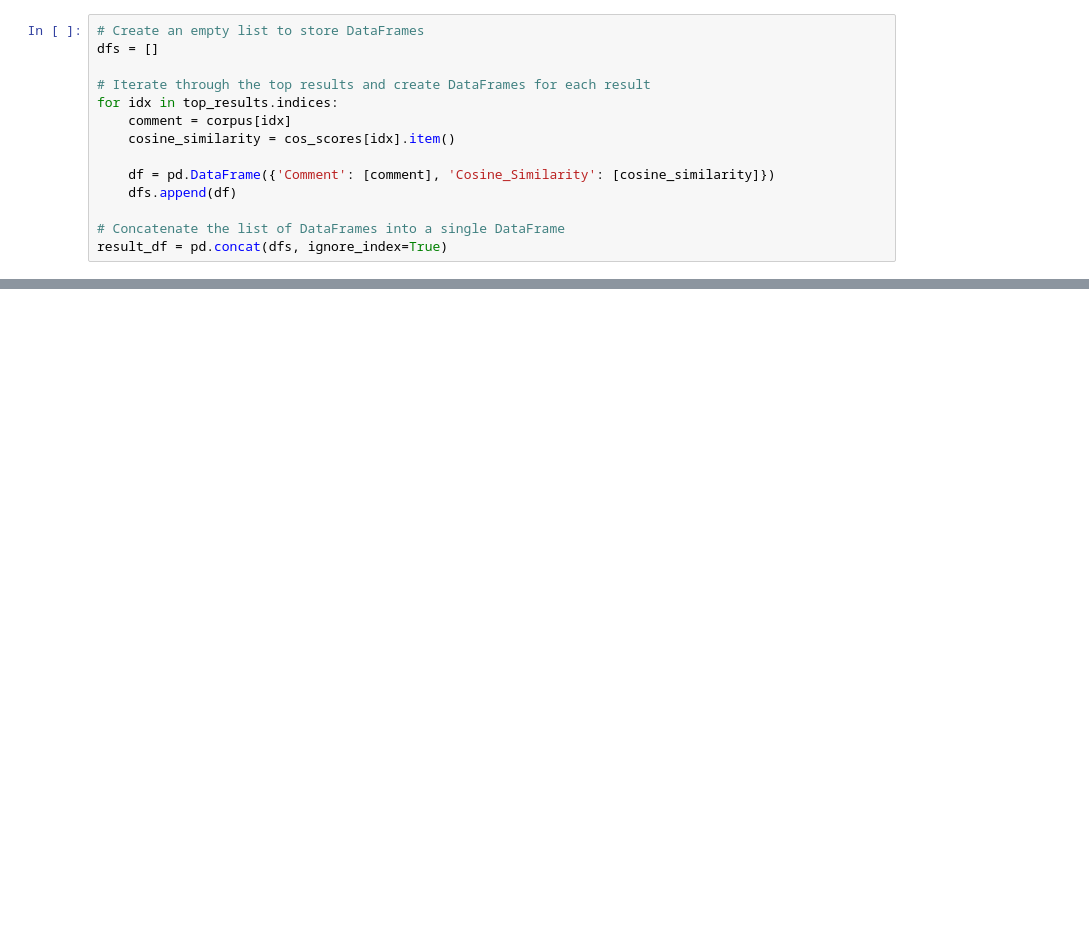
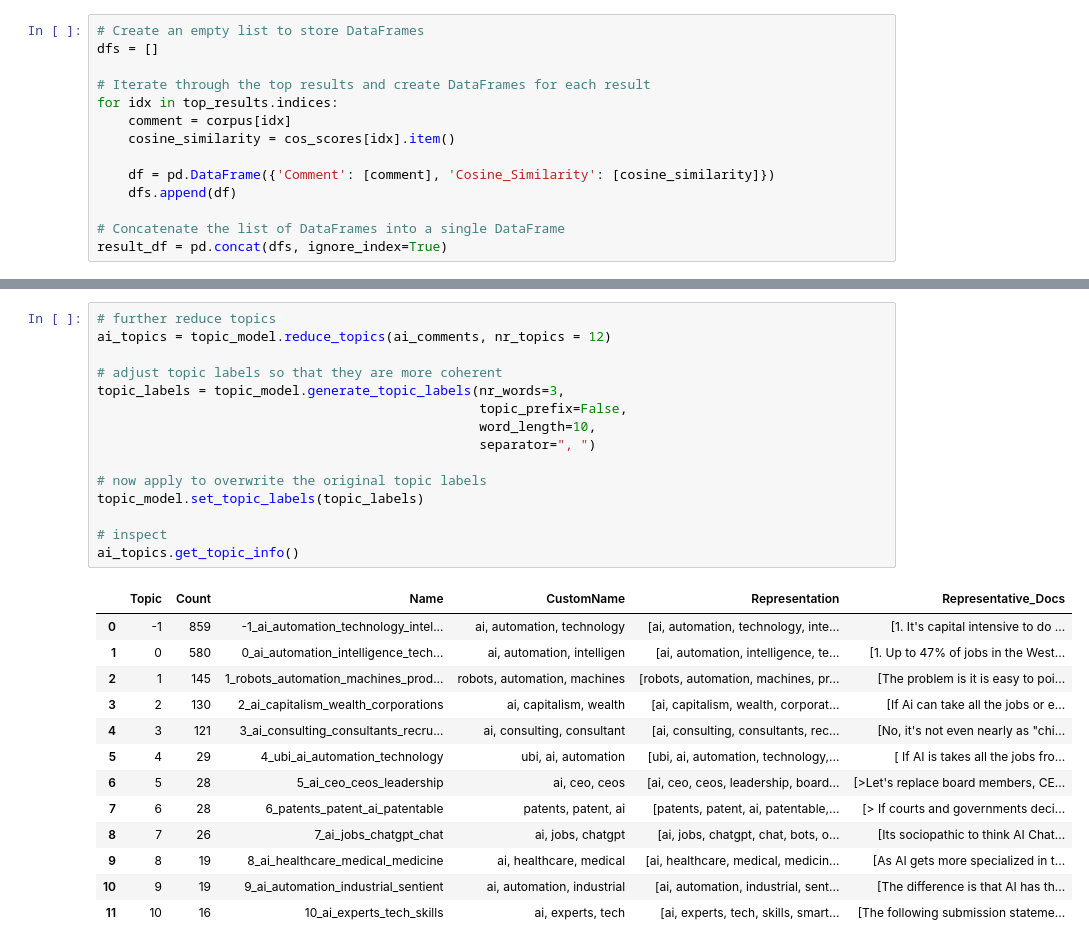
Before and after one commit to gzlupko/nlp_projects, a Jupyter notebook: Studies/reddit_study/reddit_NLP.ipynb, the cells around one changed output, grey strips where cells are left out. Cells and saved outputs as stored; diff of their text form; blank space fills up the shorter version.

```diff
--- a/Studies/reddit_study/reddit_NLP.ipynb
+++ b/Studies/reddit_study/reddit_NLP.ipynb
@@ -132,0 +254,29 @@ merged_data.head()
+# %%
+# further reduce topics
+ai_topics = topic_model.reduce_topics(ai_comments, nr_topics = 12)
+
+# adjust topic labels so that they are more coherent
+topic_labels = topic_model.generate_topic_labels(nr_words=3,
+                                                 topic_prefix=False,
+                                                 word_length=10,
+                                                 separator=", ")
+
+# now apply to overwrite the original topic labels
+topic_model.set_topic_labels(topic_labels)
+
+# inspect
+ai_topics.get_topic_info()
+# %% [output]
+|  | Topic | Count | Name | CustomName | Representation | Representative_Docs |
+| 0 | -1 | 859 | -1_ai_automation_technology_intel... | ai, automation, technology | [ai, automation, technology, inte... | [1. It's capital intensive to do ... |
+| 1 | 0 | 580 | 0_ai_automation_intelligence_tech... | ai, automation, intelligen | [ai, automation, intelligence, te... | [1. Up to 47% of jobs in the West... |
+| 2 | 1 | 145 | 1_robots_automation_machines_prod... | robots, automation, machines | [robots, automation, machines, pr... | [The problem is it is easy to poi... |
+| 3 | 2 | 130 | 2_ai_capitalism_wealth_corporations | ai, capitalism, wealth | [ai, capitalism, wealth, corporat... | [If Ai can take all the jobs or e... |
+| 4 | 3 | 121 | 3_ai_consulting_consultants_recru... | ai, consulting, consultant | [ai, consulting, consultants, rec... | [No, it's not even nearly as "chi... |
+| 5 | 4 | 29 | 4_ubi_ai_automation_technology | ubi, ai, automation | [ubi, ai, automation, technology,... | [ If AI is takes all the jobs fro... |
+| 6 | 5 | 28 | 5_ai_ceo_ceos_leadership | ai, ceo, ceos | [ai, ceo, ceos, leadership, board... | [>Let's replace board members, CE... |
+| 7 | 6 | 28 | 6_patents_patent_ai_patentable | patents, patent, ai | [patents, patent, ai, patentable,... | [> If courts and governments deci... |
+| 8 | 7 | 26 | 7_ai_jobs_chatgpt_chat | ai, jobs, chatgpt | [ai, jobs, chatgpt, chat, bots, o... | [Its sociopathic to think AI Chat... |
+| 9 | 8 | 19 | 8_ai_healthcare_medical_medicine | ai, healthcare, medical | [ai, healthcare, medical, medicin... | [As AI gets more specialized in t... |
+| 10 | 9 | 19 | 9_ai_automation_industrial_sentient | ai, automation, industrial | [ai, automation, industrial, sent... | [The difference is that AI has th... |
+| 11 | 10 | 16 | 10_ai_experts_tech_skills | ai, experts, tech | [ai, experts, tech, skills, smart... | [The following submission stateme... |
```
Also changed, not shown: parts of 34 cells of this notebook.
